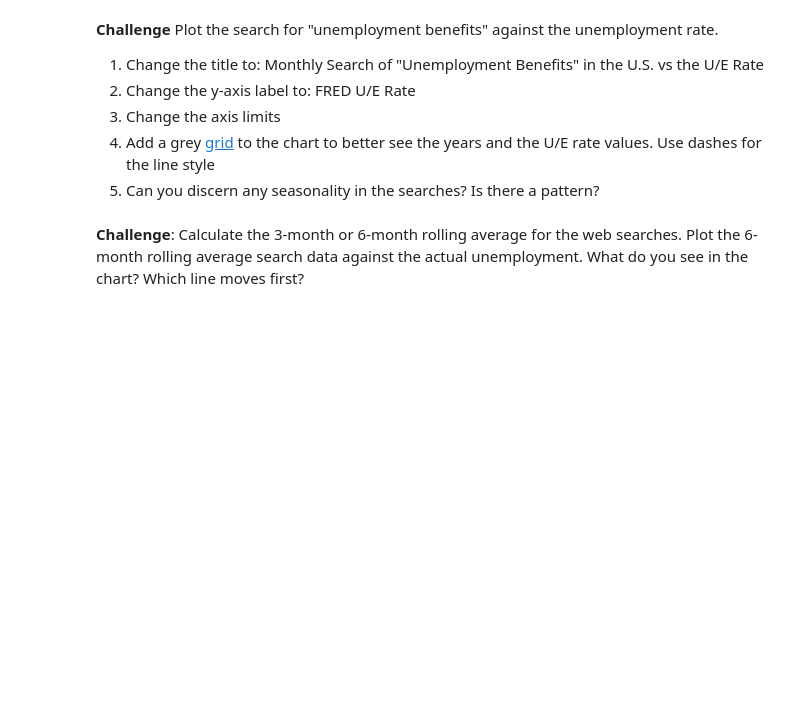
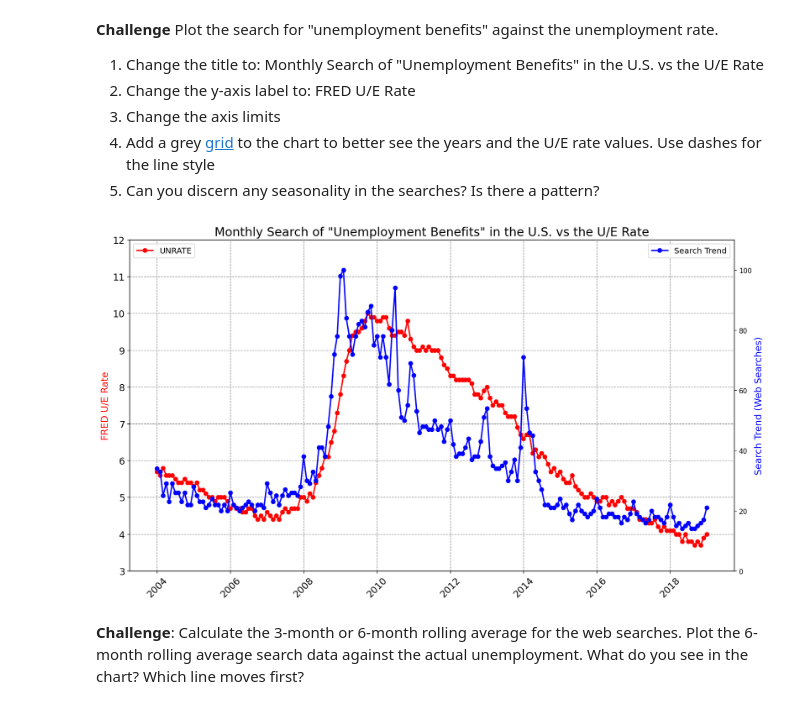
Before and after one commit to SiracencoSerghei/Bootcamp_Python, a Jupyter notebook: day_75/Google Trends and Data Visualisation.ipynb, the cells around one changed output. Drawn from its saved outputs; the diff is of its cells as text; code cells hidden in the pictures; blank space fills up the shorter version.

```diff
--- a/day_75/Google Trends and Data Visualisation.ipynb
+++ b/day_75/Google Trends and Data Visualisation.ipynb
@@ -519,5 +519,43 @@ plt.show()
 3. Change the axis limits <br>
 4. Add a grey [grid](https://matplotlib.org/3.2.1/api/_as_gen/matplotlib.pyplot.grid.html) to the chart to better see the years and the U/E rate values. Use dashes for the line style<br>
 5. Can you discern any seasonality in the searches? Is there a pattern?
+# %%
+
+# Plot the data
+plt.figure(figsize=(14, 8), dpi=120)
+plt.title('Monthly Search of "Unemployment Benefits" in the U.S. vs the U/E Rate', fontsize=18)
+
+# Styling ticks and labels
+plt.yticks(fontsize=14)
+plt.xticks(fontsize=14, rotation=45)
+
+# Create two axes
+ax1 = plt.gca()
+ax2 = ax1.twinx()  # Secondary y-axis for web searches
+
+# Set axis labels
+ax1.set_ylabel('FRED U/E Rate', color='red', fontsize=14)
+ax2.set_ylabel('Search Trend (Web Searches)', color='blue', fontsize=14)
+
+# Set axis limits
+ax1.set_ylim(3, 12)  # Adjust unemployment rate range based on data
+ax2.set_ylim(0, df_unemployment['UE_BENEFITS_WEB_SEARCH'].max() * 1.1)  # Slightly above max for clear view
+
+# Add grey gridlines with dashes
+ax1.grid(which='major', axis='both', linestyle='--', color='grey')
+
+# Plot data
+ax1.plot(df_unemployment.MONTH, df_unemployment.UNRATE, color='red', label='UNRATE', linestyle='-', linewidth=2, marker='o')
+ax2.plot(df_unemployment.MONTH, df_unemployment.UE_BENEFITS_WEB_SEARCH, color='blue', label='Search Trend', linestyle='-', linewidth=2, marker='o')
+
+# Add legend
+ax1.legend(loc='upper left', fontsize=12)
+ax2.legend(loc='upper right', fontsize=12)
+
+# Adjust layout and show the plot
+plt.tight_layout()
+plt.show()
+# %% [output]
+[figure, added]
 # %% [markdown]
 **Challenge**: Calculate the 3-month or 6-month rolling average for the web searches. Plot the 6-month rolling average search data against the actual unemployment. What do you see in the chart? Which line moves first?
```
Also changed, not shown: parts of 3 cells of this notebook.
